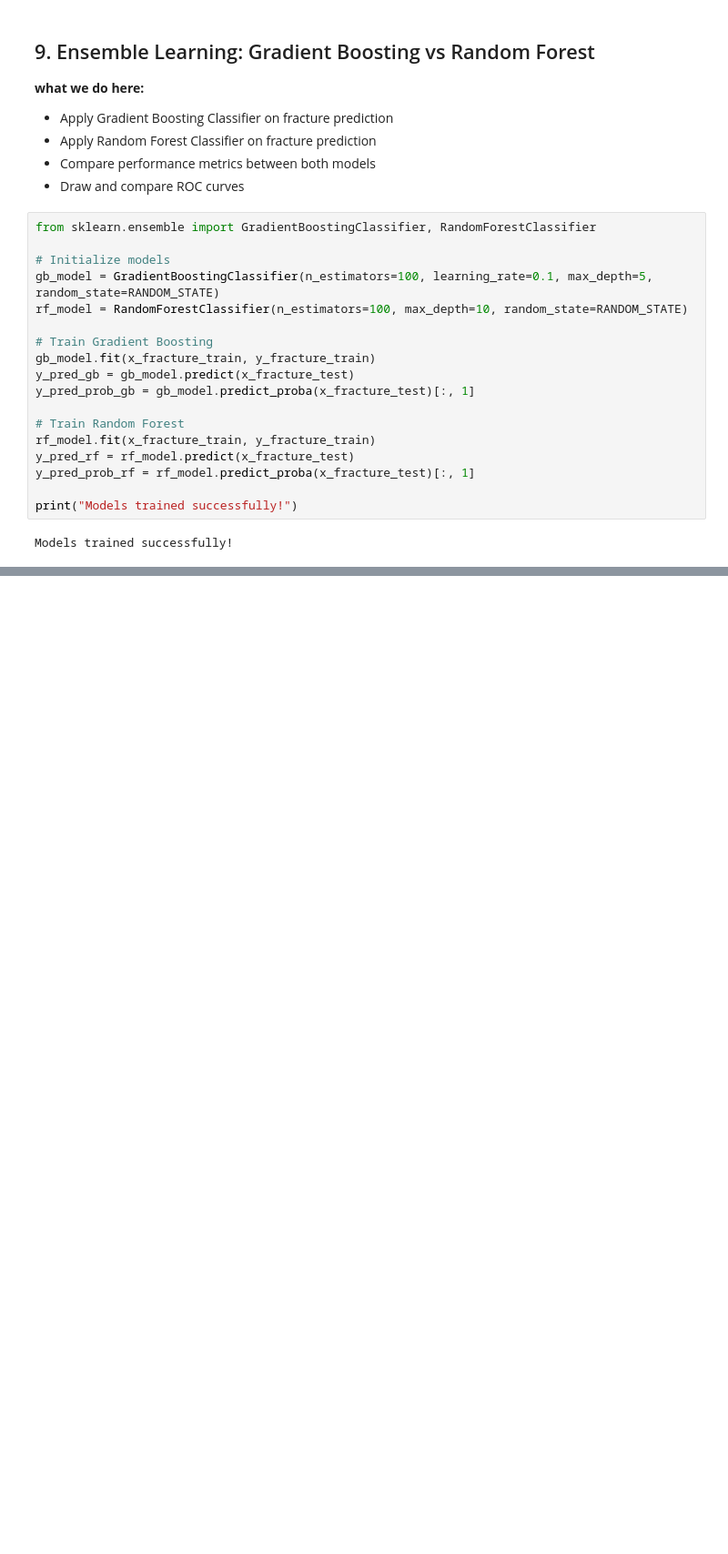
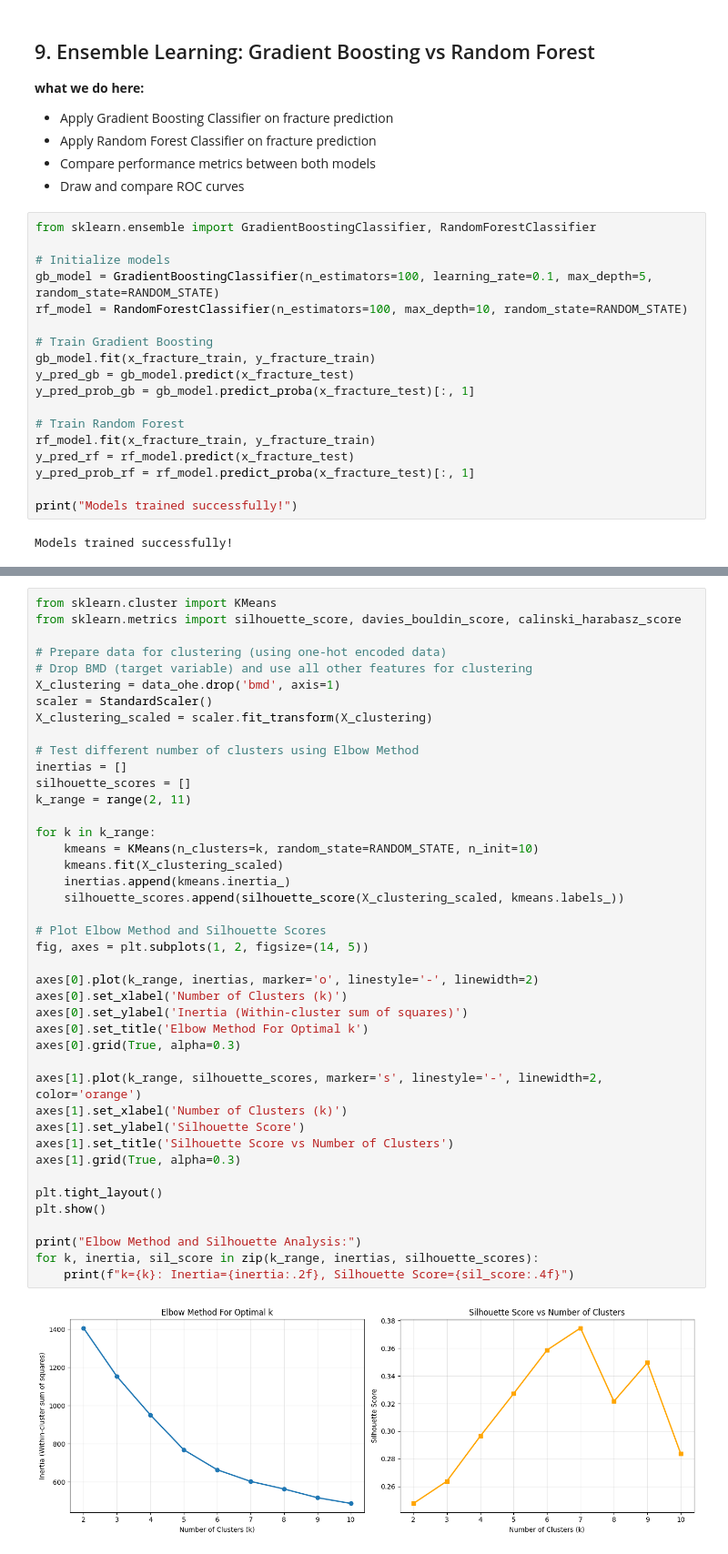
Before and after one commit to hamsasaber/Kidney_Function_Decline, a Jupyter notebook: Notebooks/Bone Mineral Density Prediction.ipynb, the cells around one changed output, grey strips where cells are left out. Shown at 91% size. Saved outputs shown, nothing was run; the diff lists cells and outputs as text; blank space fills up the shorter version.

```diff
--- a/Notebooks/Bone Mineral Density Prediction.ipynb
+++ b/Notebooks/Bone Mineral Density Prediction.ipynb
@@ -1026,0 +1040,44 @@ height_cm    0.095183
+# %%
+from sklearn.cluster import KMeans
+from sklearn.metrics import silhouette_score, davies_bouldin_score, calinski_harabasz_score
+
+# Prepare data for clustering (using one-hot encoded data)
+# Drop BMD (target variable) and use all other features for clustering
+X_clustering = data_ohe.drop('bmd', axis=1)
+scaler = StandardScaler()
+X_clustering_scaled = scaler.fit_transform(X_clustering)
+
+# Test different number of clusters using Elbow Method
+inertias = []
+silhouette_scores = []
+k_range = range(2, 11)
+
+for k in k_range:
+    kmeans = KMeans(n_clusters=k, random_state=RANDOM_STATE, n_init=10)
+    kmeans.fit(X_clustering_scaled)
+    inertias.append(kmeans.inertia_)
+    silhouette_scores.append(silhouette_score(X_clustering_scaled, kmeans.labels_))
+
+# Plot Elbow Method and Silhouette Scores
+fig, axes = plt.subplots(1, 2, figsize=(14, 5))
+
+axes[0].plot(k_range, inertias, marker='o', linestyle='-', linewidth=2)
+axes[0].set_xlabel('Number of Clusters (k)')
+axes[0].set_ylabel('Inertia (Within-cluster sum of squares)')
+axes[0].set_title('Elbow Method For Optimal k')
+axes[0].grid(True, alpha=0.3)
+
+axes[1].plot(k_range, silhouette_scores, marker='s', linestyle='-', linewidth=2, color='orange')
+axes[1].set_xlabel('Number of Clusters (k)')
+axes[1].set_ylabel('Silhouette Score')
+axes[1].set_title('Silhouette Score vs Number of Clusters')
+axes[1].grid(True, alpha=0.3)
+
+plt.tight_layout()
+plt.show()
+
+print("Elbow Method and Silhouette Analysis:")
+for k, inertia, sil_score in zip(k_range, inertias, silhouette_scores):
+    print(f"k={k}: Inertia={inertia:.2f}, Silhouette Score={sil_score:.4f}")
+# %% [output]
+[figure, added]
```
Also changed, not shown: parts of 35 cells of this notebook.
